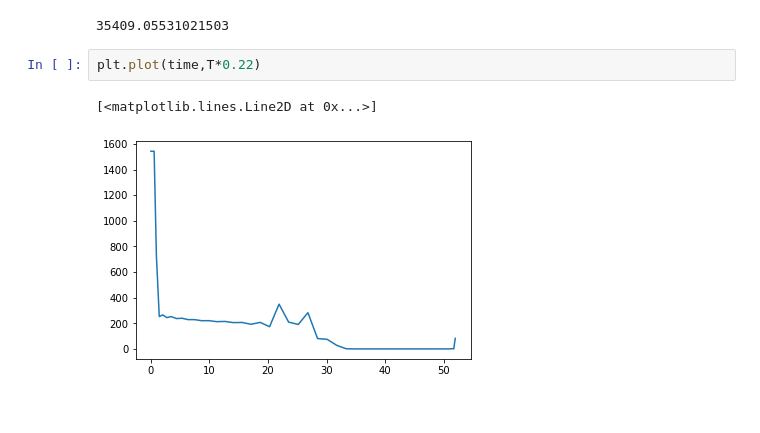
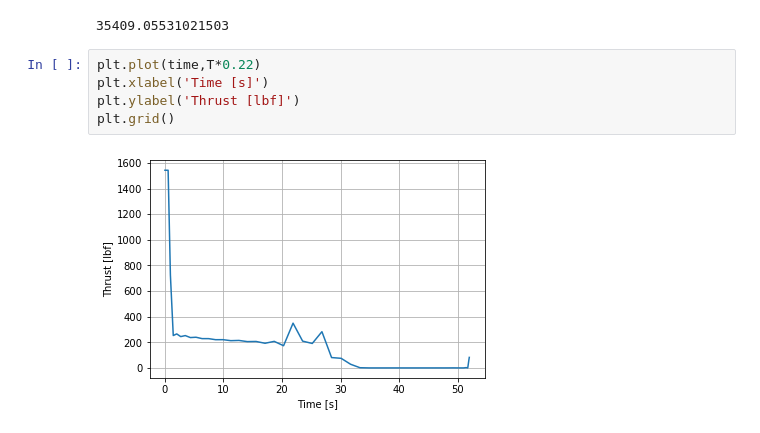
Before and after one commit to icl-rocketry/optimalAscent, a Jupyter notebook: BasicOptimalAscentSingleStage/Basic_Single_Stage.ipynb, the cells around one changed output. Drawn from its saved outputs; the diff is of its cells as text.

Commit message:
updated figures

```diff
--- a/BasicOptimalAscentSingleStage/Basic_Single_Stage.ipynb
+++ b/BasicOptimalAscentSingleStage/Basic_Single_Stage.ipynb
@@ -478,6 +482,8 @@ np.trapz(x= time, y = T)
 35409.05531021503
 # %%
 plt.plot(time,T*0.22)
+plt.xlabel('Time [s]')
+plt.ylabel('Thrust [lbf]')
+plt.grid()
 # %% [output]
-[<matplotlib.lines.Line2D at 0x...>]
-[figure, old version]
+[figure, new version]
```
Also changed, not shown: parts of 2 cells of this notebook, 7 other files.
